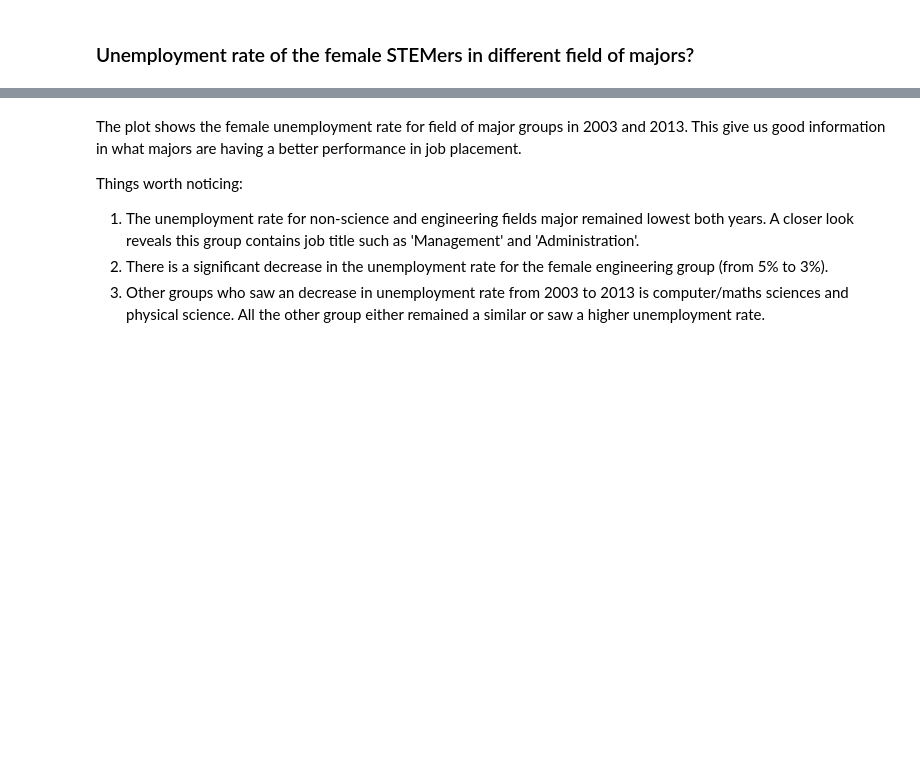
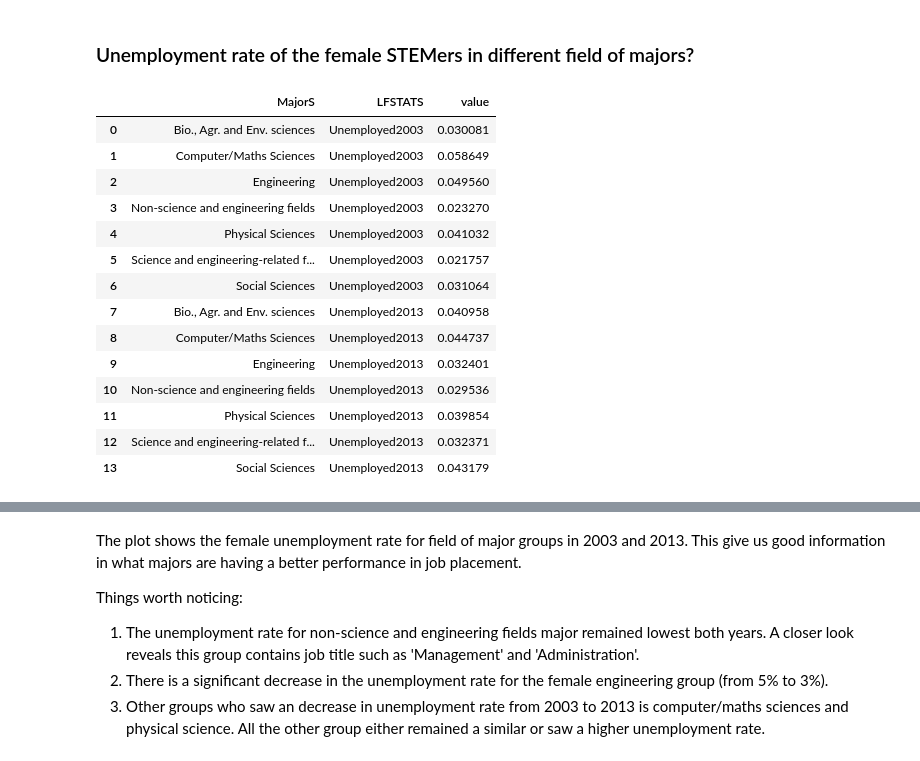
Before and after one commit to shuojiashi/women_in_stem, a Jupyter notebook: notebooks/Women in STEM_project report.ipynb, the cells around one changed output, grey strips where cells are left out. Saved outputs shown, nothing was run; the diff lists cells and outputs as text; code cells hidden in the pictures; blank space fills up the shorter version.

```diff
--- a/notebooks/Women in STEM_project report.ipynb
+++ b/notebooks/Women in STEM_project report.ipynb
@@ -476,6 +473,28 @@ For every dollar other minorities(include black, hispanic, and etc) men make, ot
 employ_female_2003 = df_2003[df_2003['GENDERS']=='Female'].groupby('MajorS')['LFSTATS'].value_counts(normalize=True).unstack().reset_index()
 # %%
 employ_female_2013 = df_2013[df_2013['GENDERS']=='Female'].groupby('MajorS')['LFSTATS'].value_counts(normalize=True).unstack().reset_index()
+# %%
+# combine the 2003 and 2013 data for seaborn plotting
+employ_female = employ_female_2003.merge(employ_female_2013, on=['MajorS'], suffixes=[2003,2013])
+employ_female_un = employ_female.drop(['Employed2003', 'Employed2013'], axis=1)
+employ_female_un_melt = pd.melt(employ_female_un, id_vars=['MajorS'], value_vars=['Unemployed2003', 'Unemployed2013'])
+employ_female_un_melt
+# %% [output]
+|  | MajorS | LFSTATS | value |
+| 0 | Bio., Agr. and Env. sciences | Unemployed2003 | 0.030081 |
+| 1 | Computer/Maths Sciences | Unemployed2003 | 0.058649 |
+| 2 | Engineering | Unemployed2003 | 0.049560 |
+| 3 | Non-science and engineering fields | Unemployed2003 | 0.023270 |
+| 4 | Physical Sciences | Unemployed2003 | 0.041032 |
+| 5 | Science and engineering-related f... | Unemployed2003 | 0.021757 |
+| 6 | Social Sciences | Unemployed2003 | 0.031064 |
+| 7 | Bio., Agr. and Env. sciences | Unemployed2013 | 0.040958 |
+| 8 | Computer/Maths Sciences | Unemployed2013 | 0.044737 |
+| 9 | Engineering | Unemployed2013 | 0.032401 |
+| 10 | Non-science and engineering fields | Unemployed2013 | 0.029536 |
+| 11 | Physical Sciences | Unemployed2013 | 0.039854 |
+| 12 | Science and engineering-related f... | Unemployed2013 | 0.032371 |
+| 13 | Social Sciences | Unemployed2013 | 0.043179 |
 # %%
 fig, axs = plt.subplots(figsize=(10,5))
 field_order = ['Computer/Maths Sciences', 'Bio., Agr. and Env. sciences', 'Physical Sciences', 'Social Sciences', 'Engineering', 'Science and engineering-related fields', 'Non-science and engineering fields']
```
Also changed, not shown: parts of 8 cells of this notebook, 7 other files.
